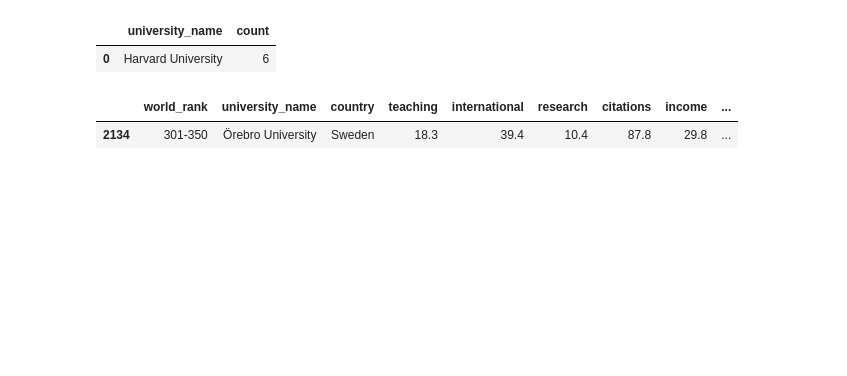
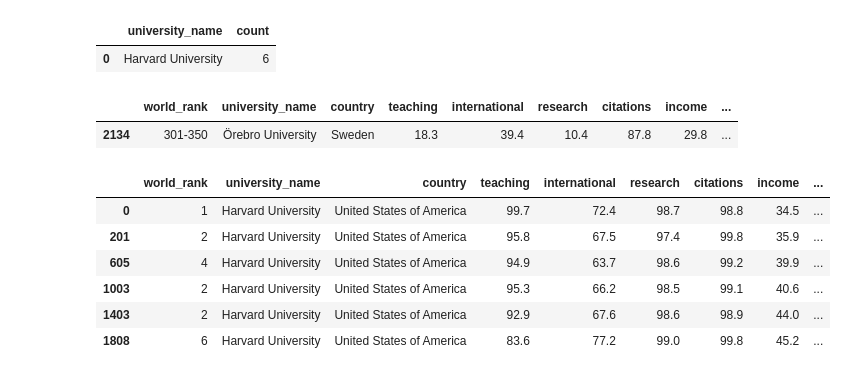
Before and after one commit to korneevec/TMS_DS, a Jupyter notebook: Lesson_13/Homework_university.ipynb, the cells around one changed output. Drawn from its saved outputs; the diff is of its cells as text; code cells hidden in the pictures; blank space fills up the shorter version.

```diff
--- a/Lesson_13/Homework_university.ipynb
+++ b/Lesson_13/Homework_university.ipynb
@@ -129,5 +130,5 @@ train_df["female_male_ratio_percent"] = train_df["female_male_ratio_percent"].fi
 # %%
-train_df["female_male_ratio_percent"] = train_df["female_male_ratio_percent"].fillna(train_df.groupby('university_name')["female_male_ratio_percent"].median())
+# train_df["female_male_ratio_percent"] = train_df["female_male_ratio_percent"].fillna(0)
+# train_df["female_male_ratio_percent"] = train_df["female_male_ratio_percent"].fillna(train_df.groupby('university_name')["female_male_ratio_percent"].median())
 # %%
-train_df["female_male_ratio_percent"] = train_df["female_male_ratio_percent"].fillna(0)
-train_df["female_male_ratio_percent"] = train_df["female_male_ratio_percent"].fillna(train_df.groupby('university_name')["female_male_ratio_percent"].median())
+train_df.groupby('university_name')["female_male_ratio_percent"].median()
@@ -192,3 +212,13 @@ train_df[train_df['university_name'] == 'Örebro University']
 # %% [output]
 |  | world_rank | university_name | country | teaching | international | research | citations | income | ... |
 | 2134 | 301-350 | Örebro University | Sweden | 18.3 | 39.4 | 10.4 | 87.8 | 29.8 | ... |
+# %%
+train_df[train_df['university_name'] == 'Harvard University']
+# %% [output]
+|  | world_rank | university_name | country | teaching | international | research | citations | income | ... |
+| 0 | 1 | Harvard University | United States of America | 99.7 | 72.4 | 98.7 | 98.8 | 34.5 | ... |
+| 201 | 2 | Harvard University | United States of America | 95.8 | 67.5 | 97.4 | 99.8 | 35.9 | ... |
+| 605 | 4 | Harvard University | United States of America | 94.9 | 63.7 | 98.6 | 99.2 | 39.9 | ... |
+| 1003 | 2 | Harvard University | United States of America | 95.3 | 66.2 | 98.5 | 99.1 | 40.6 | ... |
+| 1403 | 2 | Harvard University | United States of America | 92.9 | 67.6 | 98.6 | 98.9 | 44.0 | ... |
+| 1808 | 6 | Harvard University | United States of America | 83.6 | 77.2 | 99.0 | 99.8 | 45.2 | ... |
```
Also changed, not shown: parts of 4 cells of this notebook.
